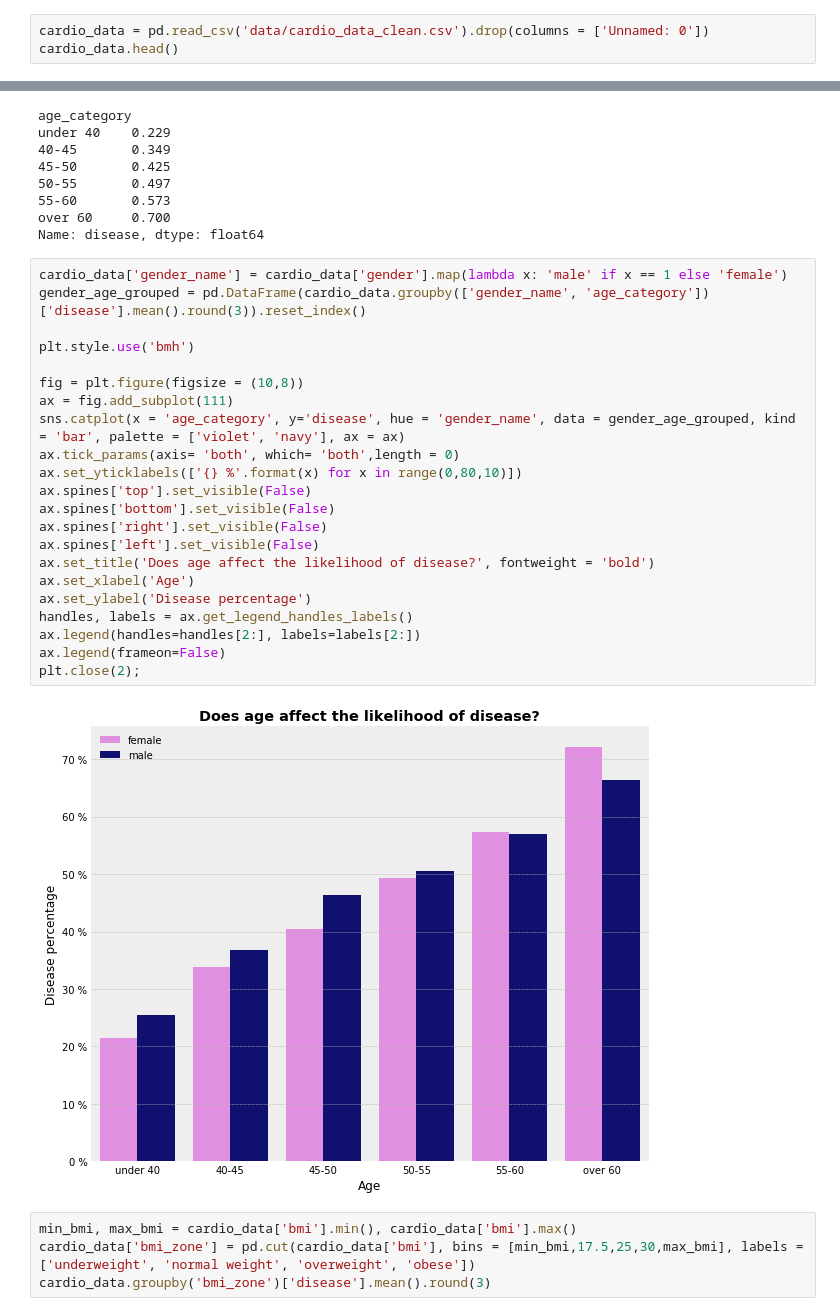
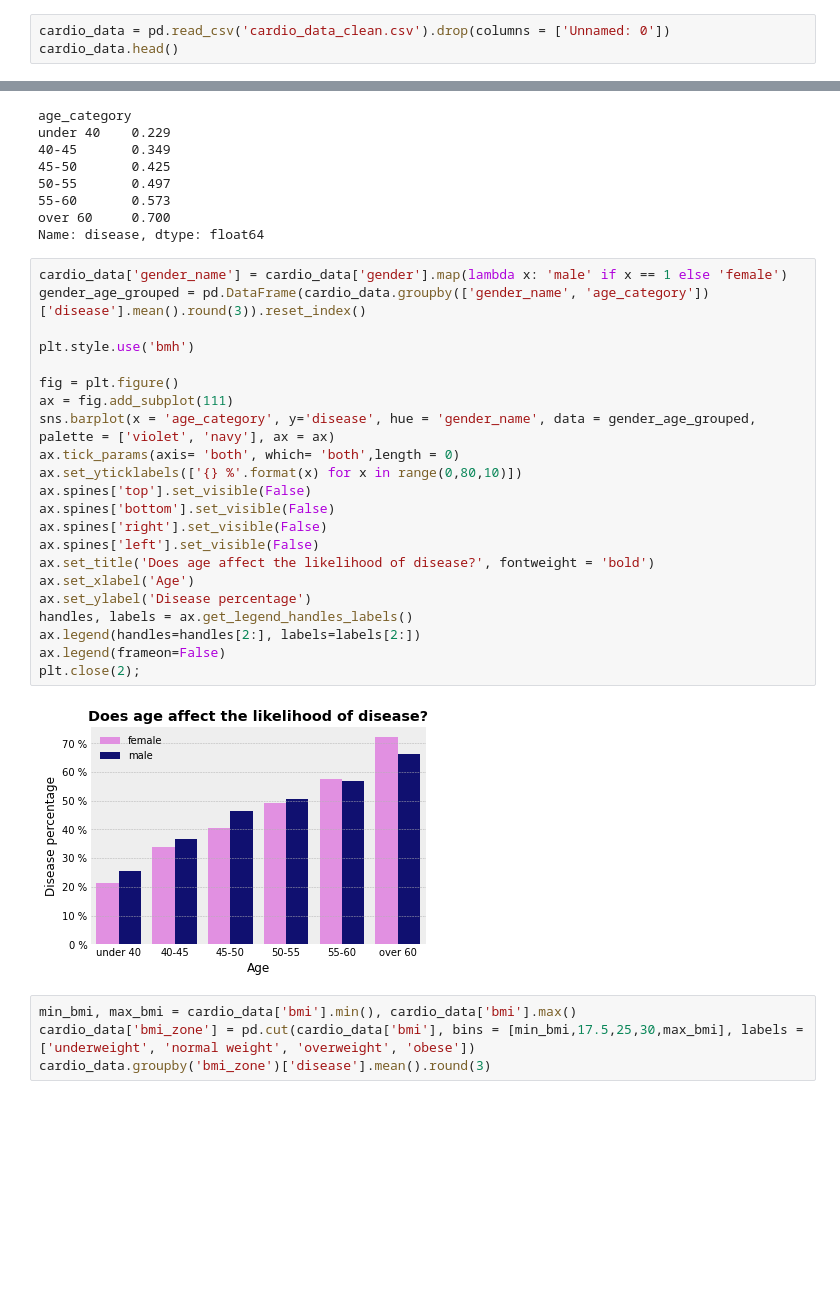
Before and after one commit to jackbustertann/cardiovascular_disease_detection, a Jupyter notebook: index.ipynb, the cells around one changed output, grey strips where cells are left out. Saved outputs shown, nothing was run; the diff lists cells and outputs as text; blank space fills up the shorter version.

```diff
--- a/index.ipynb
+++ b/index.ipynb
@@ -68,7 +68,7 @@ Name: disease, dtype: float64
 # %%
 cardio_data.to_csv('data/cardio_data_clean.csv')
 # %%
-cardio_data = pd.read_csv('data/cardio_data_clean.csv').drop(columns = ['Unnamed: 0'])
+cardio_data = pd.read_csv('cardio_data_clean.csv').drop(columns = ['Unnamed: 0'])
 cardio_data.head()
 # %% [output]
 |  | age | gender | blood_pressure_max | blood_pressure_min | cholesterol_level | glucose_level | ... |
@@ -139,27 +139,27 @@ Name: disease, dtype: float64
 # %%
 cardio_data['gender_name'] = cardio_data['gender'].map(lambda x: 'male' if x == 1 else 'female')
 gender_age_grouped = pd.DataFrame(cardio_data.groupby(['gender_name', 'age_category'])['disease'].mean().round(3)).reset_index()
 
 plt.style.use('bmh')
 
-fig = plt.figure(figsize = (10,8))
+fig = plt.figure()
 ax = fig.add_subplot(111)
-sns.catplot(x = 'age_category', y='disease', hue = 'gender_name', data = gender_age_grouped, kind = 'bar', palette = ['violet', 'navy'], ax = ax)
+sns.barplot(x = 'age_category', y='disease', hue = 'gender_name', data = gender_age_grouped, palette = ['violet', 'navy'], ax = ax)
 ax.tick_params(axis= 'both', which= 'both',length = 0)
 ax.set_yticklabels(['{} %'.format(x) for x in range(0,80,10)])
 ax.spines['top'].set_visible(False)
 ax.spines['bottom'].set_visible(False)
 ax.spines['right'].set_visible(False)
 ax.spines['left'].set_visible(False)
 ax.set_title('Does age affect the likelihood of disease?', fontweight = 'bold')
 ax.set_xlabel('Age')
 ax.set_ylabel('Disease percentage')
 handles, labels = ax.get_legend_handles_labels()
 ax.legend(handles=handles[2:], labels=labels[2:])
 ax.legend(frameon=False)
 plt.close(2);
 # %% [output]
-[figure, old version]
+[figure, new version]
 # %%
 min_bmi, max_bmi = cardio_data['bmi'].min(), cardio_data['bmi'].max()
 cardio_data['bmi_zone'] = pd.cut(cardio_data['bmi'], bins = [min_bmi,17.5,25,30,max_bmi], labels = ['underweight', 'normal weight', 'overweight', 'obese'])
```
Also changed, not shown: parts of 37 cells of this notebook.
